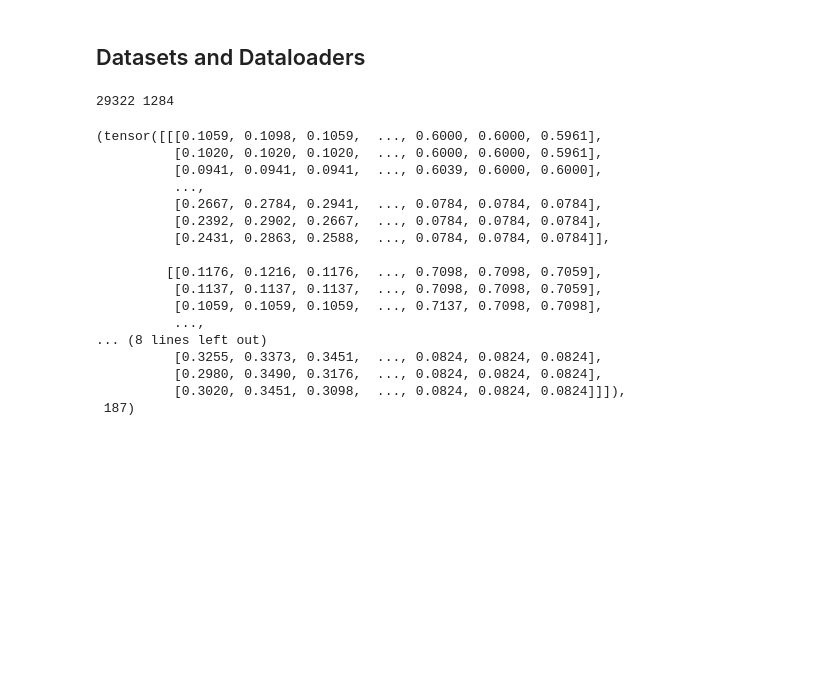
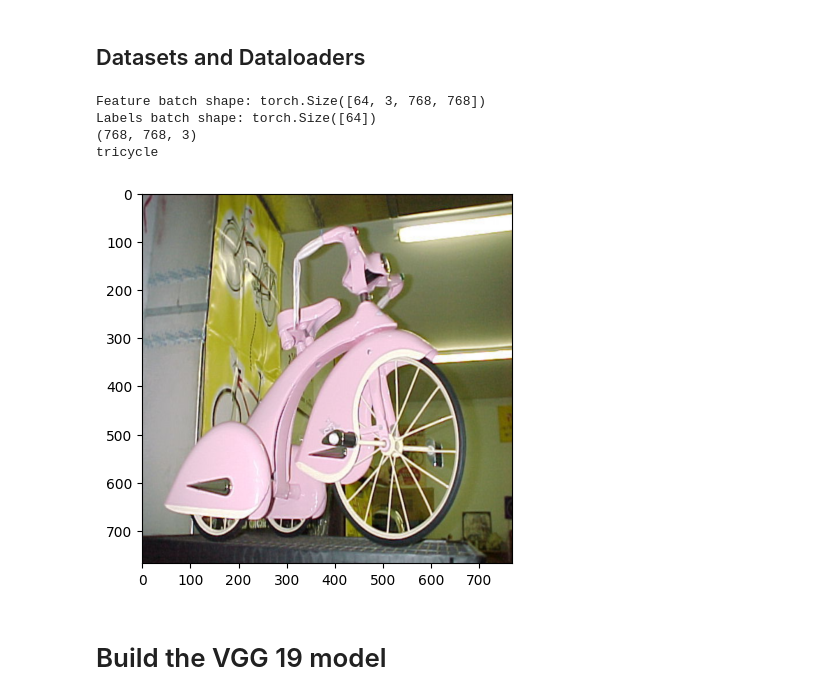
Before and after one commit to PeterKahenya/deep, a Jupyter notebook: cnn.ipynb, the cells around one changed output. Saved outputs shown, nothing was run; the diff lists cells and outputs as text; code cells hidden in the pictures; blank space fills up the shorter version.

```diff
--- a/cnn.ipynb
+++ b/cnn.ipynb
@@ -39,12 +42,14 @@ for a,_,files in os.walk("./data/caltech256/train/"):
 # train/test labels
 train_labels = []
 test_labels = []
-
+categories = {}
 for dirpath,_,files in os.walk("./data/caltech256/train/"):
     if len(files)>0:
         for f in files:
             path = dirpath+"/"+f
             label = int(os.path.basename(dirpath).split(".")[0])
+            label_name = os.path.basename(dirpath).split(".")[1]
+            categories[label] = label_name
             train_labels.append([path,label])
 
 with open('./data/caltech256/train_labels.csv', 'w', newline='') as csvfile:
@@ -67,46 +92,47 @@ with open('./data/caltech256/test_labels.csv', 'w', newline='') as csvfile:
 # %%
 class ImageDatasetCustom(Dataset):
     def __init__(self,image_labels,transform=None,target_transform=None):
         self.image_labels = pd.read_csv(image_labels)
         self.transform = transform
         self.target_transform = target_transform
 
     def __len__(self):
         return len(self.image_labels)
 
     def __getitem__(self, idx):
-        image = io.read_image(self.image_labels.iloc[idx, 0])/255
+        image = io.read_image(self.image_labels.iloc[idx, 0])
         label = self.image_labels.iloc[idx, 1]
+        if image.shape[0] == 1:
+            image = torch.cat((image,image,image),dim=0)
+        # print(image.shape)
         if self.transform:
             image = self.transform(image)
         if self.target_transform:
             label = self.target_transform(label)
         return image, label
 
-train_dataset = ImageDatasetCustom("./data/caltech256/train_labels.csv")
+train_dataset = ImageDatasetCustom("./data/caltech256/train_labels.csv",
+                                    transform=transforms.transforms.Resize((768,768),antialias=True))
 
-test_dataset = ImageDatasetCustom("./data/caltech256/test_labels.csv")
+test_dataset = ImageDatasetCustom("./data/caltech256/test_labels.csv",
+                                  transform=transforms.Resize((768,768),antialias=True))
 
 train_dataloader = DataLoader(train_dataset, batch_size=64, shuffle=True)
 test_dataloader = DataLoader(test_dataset, batch_size=64, shuffle=False)
-print(len(train_dataset),len(test_dataset))
-test_dataset[0]
+train_features, train_labels = next(iter(train_dataloader))
+print(f"Feature batch shape: {train_features.size()}")
+print(f"Labels batch shape: {train_labels.size()}")
+image = np.transpose(train_features[0].numpy(), (1, 2, 0))
+print(image.shape)
+
+print(categories[train_labels[0].item()])
+plt.imshow(image)
+plt.show()
 # %% [output]
-29322 1284
+Feature batch shape: torch.Size([64, 3, 768, 768])
+Labels batch shape: torch.Size([64])
+(768, 768, 3)
+tricycle
-(tensor([[[0.1059, 0.1098, 0.1059,  ..., 0.6000, 0.6000, 0.5961],
-          [0.1020, 0.1020, 0.1020,  ..., 0.6000, 0.6000, 0.5961],
-          [0.0941, 0.0941, 0.0941,  ..., 0.6039, 0.6000, 0.6000],
-          ...,
-          [0.2667, 0.2784, 0.2941,  ..., 0.0784, 0.0784, 0.0784],
-          [0.2392, 0.2902, 0.2667,  ..., 0.0784, 0.0784, 0.0784],
-          [0.2431, 0.2863, 0.2588,  ..., 0.0784, 0.0784, 0.0784]],
-
-         [[0.1176, 0.1216, 0.1176,  ..., 0.7098, 0.7098, 0.7059],
-          [0.1137, 0.1137, 0.1137,  ..., 0.7098, 0.7098, 0.7059],
-          [0.1059, 0.1059, 0.1059,  ..., 0.7137, 0.7098, 0.7098],
-          ...,
-... (8 lines left out)
-          [0.3255, 0.3373, 0.3451,  ..., 0.0824, 0.0824, 0.0824],
-          [0.2980, 0.3490, 0.3176,  ..., 0.0824, 0.0824, 0.0824],
-          [0.3020, 0.3451, 0.3098,  ..., 0.0824, 0.0824, 0.0824]]]),
- 187)
+[figure, added]
+# %% [markdown]
+# Build the VGG 19 model
```
Also changed, not shown: parts of 3 cells of this notebook.
